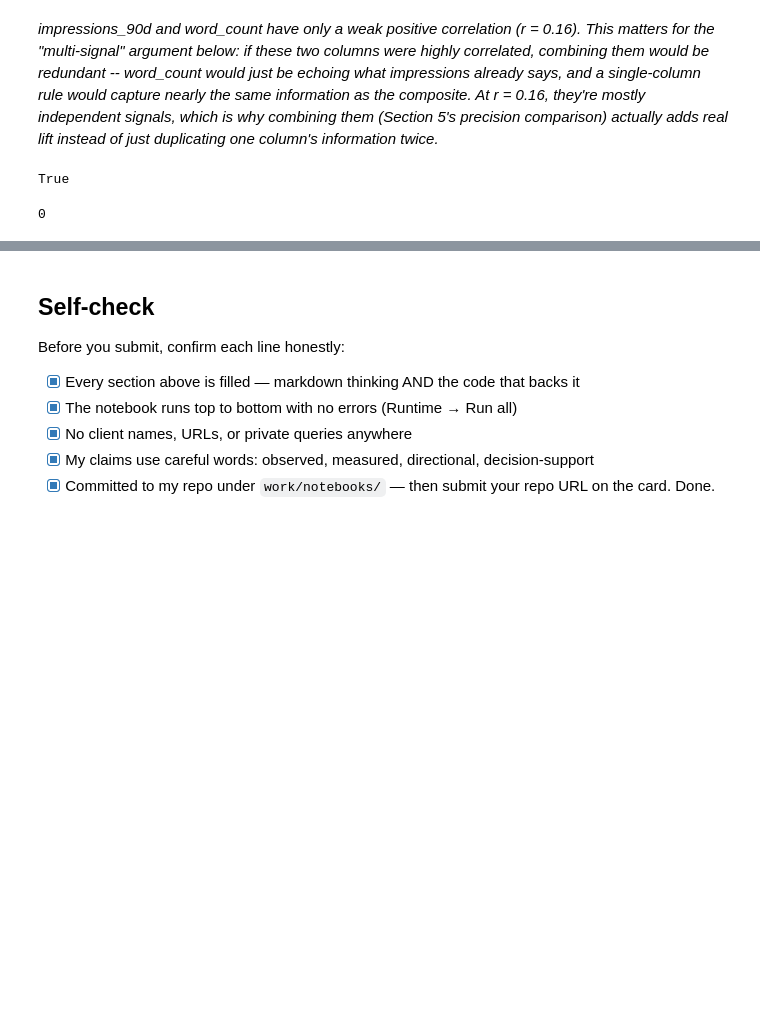
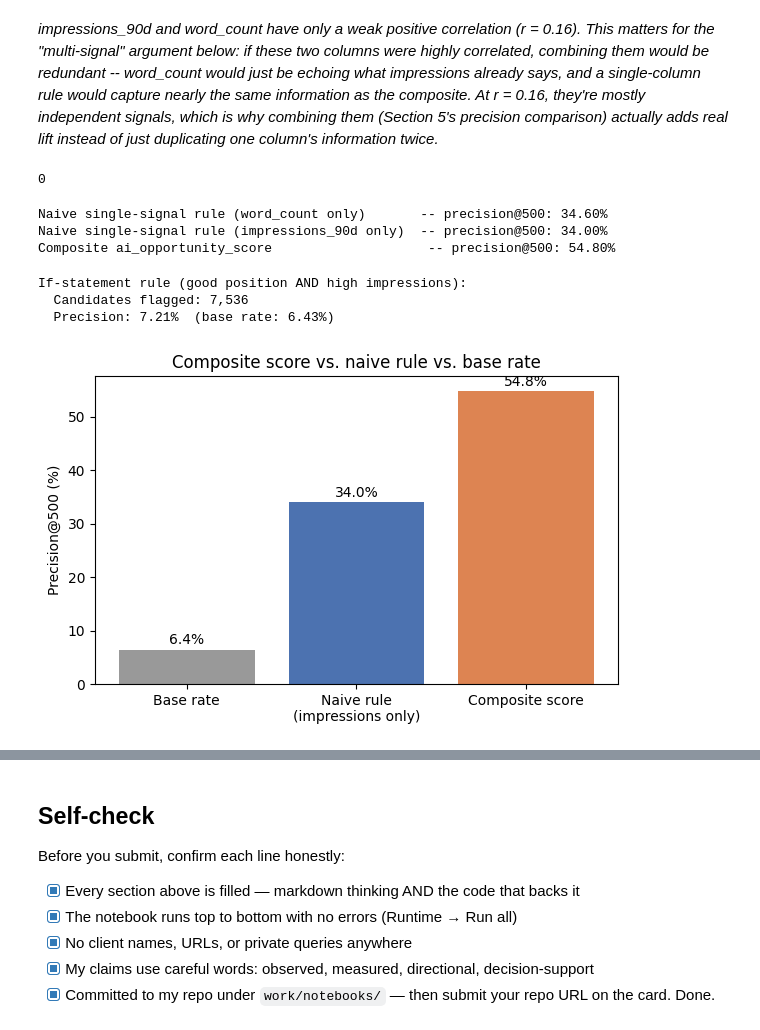
Before and after one commit to whozahm3d/flyrank-ml-internship, a Jupyter notebook: work/notebooks/w02_ml_task_framing.ipynb, the cells around one changed output, grey strips where cells are left out. Drawn from its saved outputs; the diff is of its cells as text; code cells hidden in the pictures; blank space fills up the shorter version.

```diff
--- a/work/notebooks/w02_ml_task_framing.ipynb
+++ b/work/notebooks/w02_ml_task_framing.ipynb
@@ -440,14 +520,55 @@ them would be redundant -- word_count would just be echoing what impressions alr
 single-column rule would capture nearly the same information as the composite. At r = 0.16,
 they're mostly independent signals, which is why combining them (Section 5's precision
 comparison) actually adds real lift instead of just duplicating one column's information twice.*
-# %%
-import os
-print(os.path.exists("work/outputs/w02_ai_opportunity_candidates.csv"))
-# %% [output]
-True
 # %%
 # Sanity check: avg_position = 0 means "no data" per the data dictionary, not rank zero.
 # Confirms none of our top candidates are false positives from missing position data.
 print(candidates.head(10)["avg_position"].eq(0).sum())
 # %% [output]
 0
+# %%
+# Naive rule 2: rank by word_count alone
+naive_wc_top_k = df.sort_values("word_count", ascending=False).head(K)
+naive_wc_precision = (naive_wc_top_k["ai_sessions_90d"] > 0).mean() * 100
+
+print(f"Naive single-signal rule (word_count only)       -- precision@{K}: {naive_wc_precision:.2f}%")
+print(f"Naive single-signal rule (impressions_90d only)  -- precision@{K}: {naive_precision:.2f}%")
+print(f"Composite ai_opportunity_score                    -- precision@{K}: {precision_at_k:.2f}%")
+# %% [output]
+Naive single-signal rule (word_count only)       -- precision@500: 34.60%
+Naive single-signal rule (impressions_90d only)  -- precision@500: 34.00%
+Composite ai_opportunity_score                    -- precision@500: 54.80%
+# %%
+# Naive if-statement rule: "good position AND high impressions" — the intuitive-but-wrong assumption
+naive_rule_flag = (df["avg_position"] <= df["avg_position"].median()) & \
+                   (df["impressions_90d"] >= df["impressions_90d"].median())
+naive_rule_candidates = df[naive_rule_flag]
+naive_rule_precision = (naive_rule_candidates["ai_sessions_90d"] > 0).mean() * 100
+
+print(f"If-statement rule (good position AND high impressions):")
+print(f"  Candidates flagged: {len(naive_rule_candidates):,}")
+print(f"  Precision: {naive_rule_precision:.2f}%  (base rate: {base_rate:.2f}%)")
+# %% [output]
+If-statement rule (good position AND high impressions):
+  Candidates flagged: 7,536
+  Precision: 7.21%  (base rate: 6.43%)
+# %%
+import matplotlib.pyplot as plt
+
+fig, ax = plt.subplots(figsize=(6, 4))
+labels = ["Base rate", "Naive rule\n(impressions only)", "Composite score"]
+values = [base_rate, naive_precision, precision_at_k]
+colors = ["#999999", "#4C72B0", "#DD8452"]
+
+ax.bar(labels, values, color=colors)
+ax.set_ylabel("Precision@500 (%)")
+ax.set_title("Composite score vs. naive rule vs. base rate")
+for i, v in enumerate(values):
+    ax.text(i, v + 1, f"{v:.1f}%", ha="center")
+
+plt.tight_layout()
+os.makedirs("work/figures", exist_ok=True)
+plt.savefig("work/figures/w02_precision_comparison.png", dpi=150, bbox_inches="tight")
+plt.show()
+# %% [output]
+[figure, added]
```
Also changed, not shown: parts of 11 cells of this notebook.
